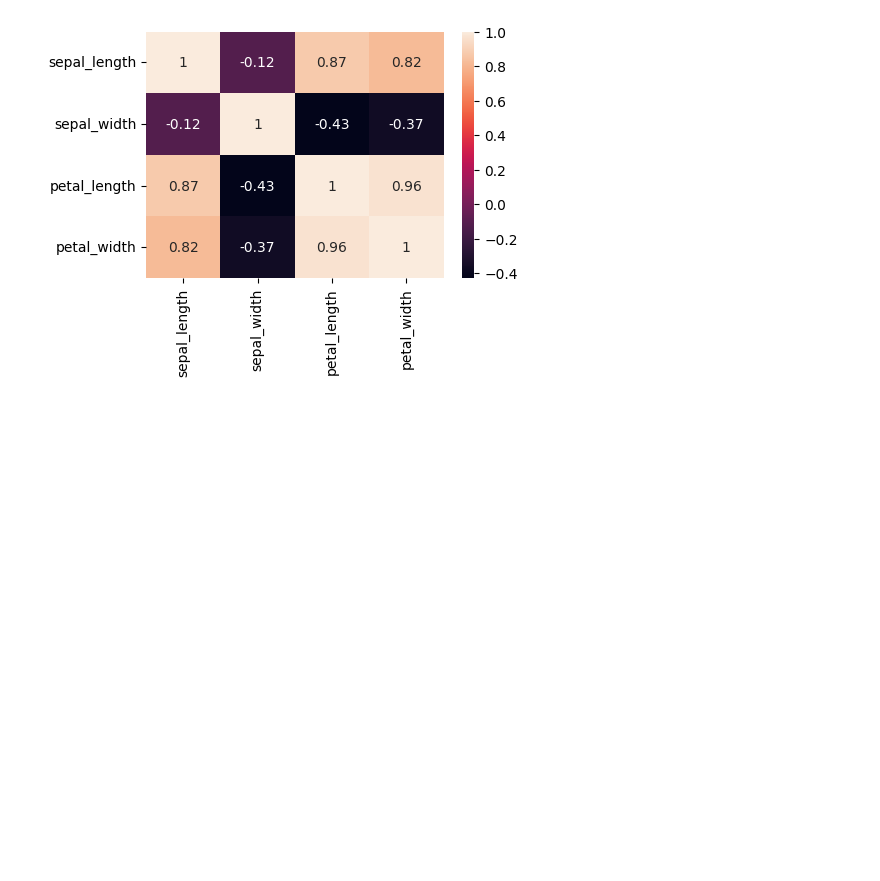
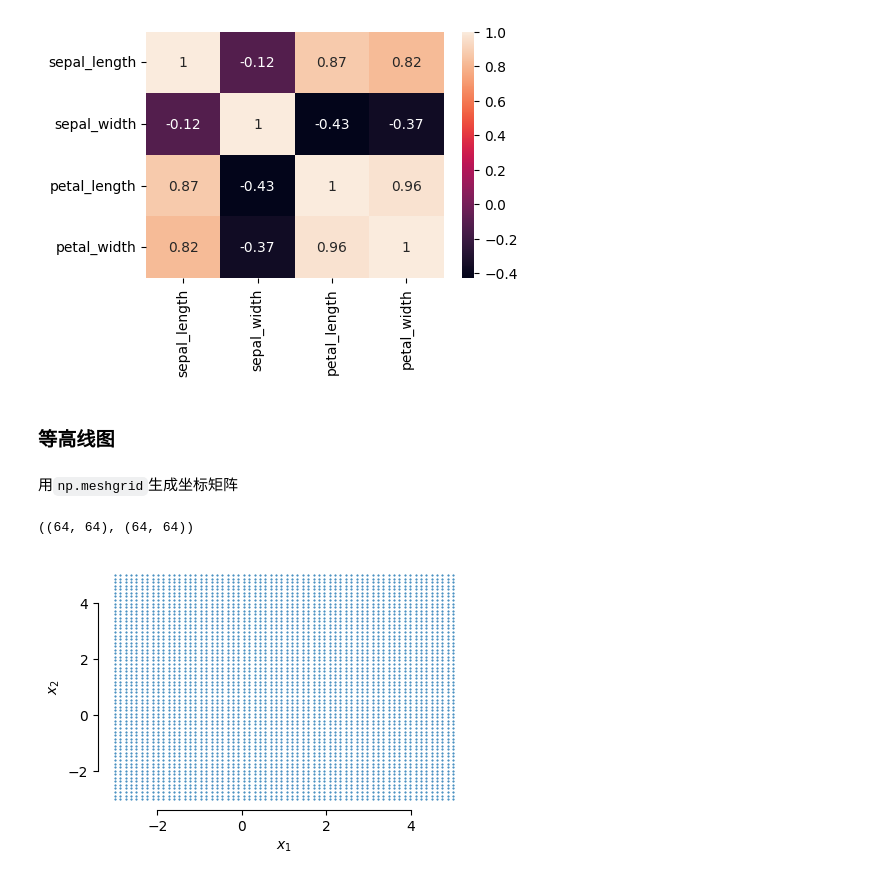
Before and after one commit to xplutoy/cookbook-ml, a Jupyter notebook: cookbook_ml/plot.ipynb, the cells around one changed output. Drawn from its saved outputs; the diff is of its cells as text; code cells hidden in the pictures; blank space fills up the shorter version.

Commit message:
feat: plot contourf

```diff
--- a/cookbook_ml/plot.ipynb
+++ b/cookbook_ml/plot.ipynb
@@ -73,3 +74,23 @@ sns.heatmap(cor, annot=True)
 # %% [output]
 <Axes: >
 [figure]
+# %% [markdown]
+### 等高线图
+# %% [markdown]
+用`np.meshgrid`生成坐标矩阵
+# %%
+x = np.linspace(-3, 5, 64)
+y = np.linspace(-3, 5, 64)
+
+xx, yy = np.meshgrid(x, y)
+
+fig, ax = plt.subplots()
+ax.plot(xx.flatten(), yy.flatten(), ".", markersize=1)
+sns.despine(trim=True)
+ax.set_xlabel(r"$x_1$")
+ax.set_ylabel(r"$x_2$")
+
+xx.shape, yy.shape
+# %% [output]
+((64, 64), (64, 64))
+[figure, added]
```
Also changed, not shown: parts of 7 cells of this notebook.
